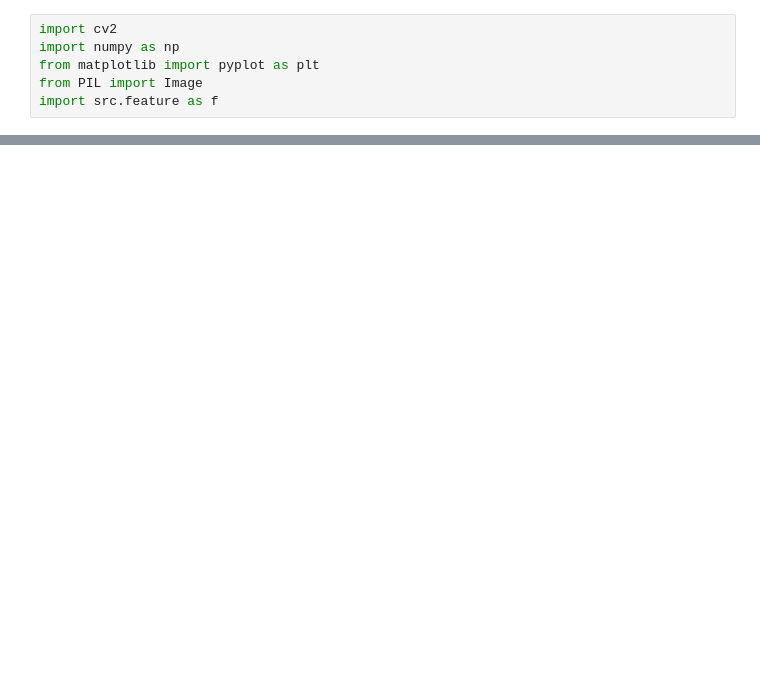
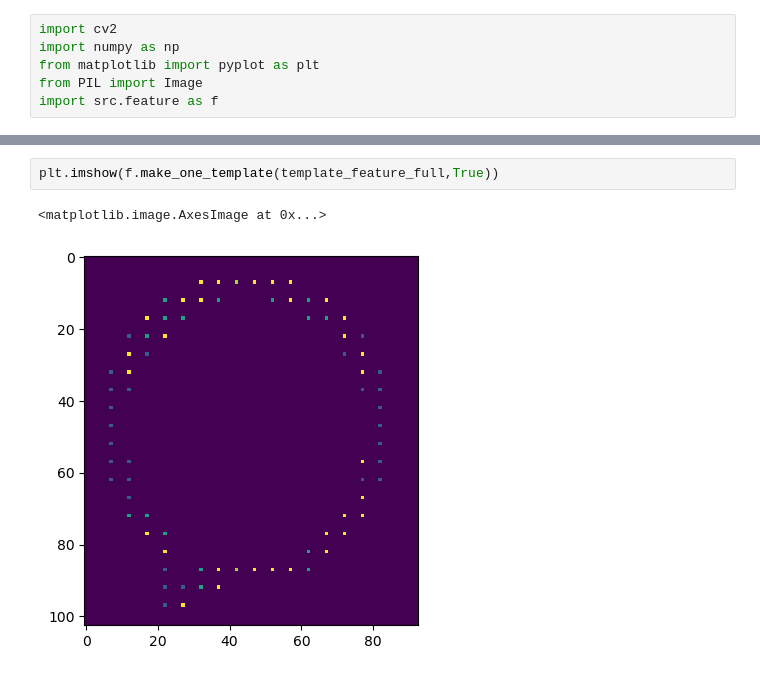
Before and after one commit to What-Pity/linemod, a Jupyter notebook: template_matching_demo.ipynb, the cells around one changed output, grey strips where cells are left out. Saved outputs shown, nothing was run; the diff lists cells and outputs as text; blank space fills up the shorter version.

```diff
--- a/template_matching_demo.ipynb
+++ b/template_matching_demo.ipynb
@@ -79,0 +36,5 @@ plt.imshow(template_feature)
+# %%
+plt.imshow(f.make_one_template(template_feature_full,True))
+# %% [output]
+<matplotlib.image.AxesImage at 0x...>
+[figure, added]
```
Also changed, not shown: parts of 15 cells of this notebook, 10 other files.
